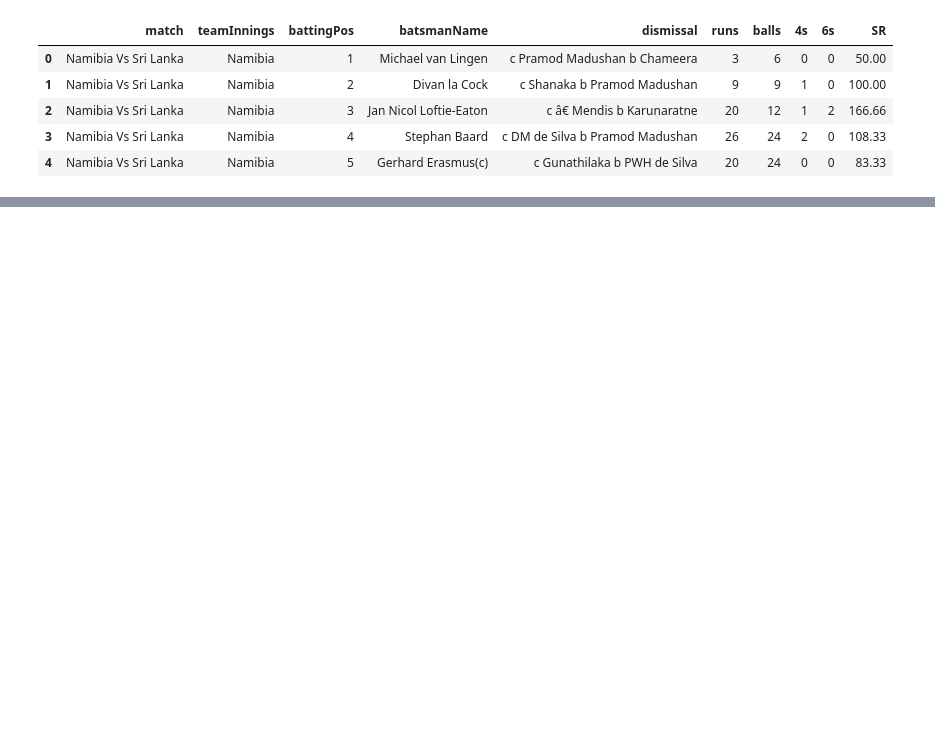
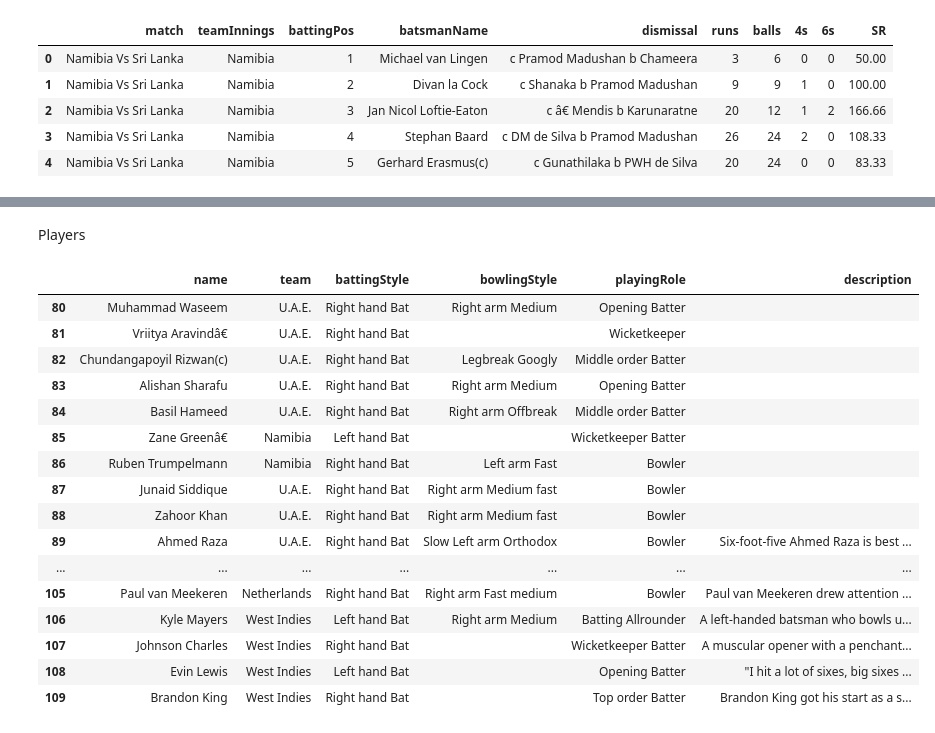
Before and after one commit to lucasplr/DataScience-Alura, a Jupyter notebook: Prática/02/pratica02.ipynb, the cells around one changed output, grey strips where cells are left out. Saved outputs shown, nothing was run; the diff lists cells and outputs as text; code cells hidden in the pictures; blank space fills up the shorter version.

```diff
--- a/Prática/02/pratica02.ipynb
+++ b/Prática/02/pratica02.ipynb
@@ -99,0 +118,12 @@ df_batting.to_csv('t20_batting.csv', sep=';', index=False)
+# %%
+with open ('./t20_wc_bowling_summary.json') as f:
+    data3 = json.load(f)
+
+    all_records = []
+
+    for rec in data3:
+        all_records.extend(rec['bowlingSummary'])
+
+
+df_bowling = pd.DataFrame(all_records)
+df_bowling.head()
@@ -100,3 +149,27 @@ df_batting.to_csv('t20_batting.csv', sep=';', index=False)
+# %% [markdown]
+Players
 # %%
-with open ("./t20_wc_batting_summary.json") as f:
-    data2 = json.load(f)
+with open ('./t20_wc_player_info.json') as f:
+    data4 = json.load(f)
+
+df_players = pd.DataFrame(data4)
+# %%
+df_players[80:110]
+# %% [output]
+|  | name | team | battingStyle | bowlingStyle | playingRole | description |
+| 80 | Muhammad Waseem | U.A.E. | Right hand Bat | Right arm Medium | Opening Batter |  |
+| 81 | Vriitya Aravindâ€ | U.A.E. | Right hand Bat |  | Wicketkeeper |  |
+| 82 | Chundangapoyil Rizwan(c) | U.A.E. | Right hand Bat | Legbreak Googly | Middle order Batter |  |
+| 83 | Alishan Sharafu | U.A.E. | Right hand Bat | Right arm Medium | Opening Batter |  |
+| 84 | Basil Hameed | U.A.E. | Right hand Bat | Right arm Offbreak | Middle order Batter |  |
+| 85 | Zane Greenâ€ | Namibia | Left hand Bat |  | Wicketkeeper Batter |  |
+| 86 | Ruben Trumpelmann | Namibia | Right hand Bat | Left arm Fast | Bowler |  |
+| 87 | Junaid Siddique | U.A.E. | Right hand Bat | Right arm Medium fast | Bowler |  |
+| 88 | Zahoor Khan | U.A.E. | Right hand Bat | Right arm Medium fast | Bowler |  |
+| 89 | Ahmed Raza | U.A.E. | Right hand Bat | Slow Left arm Orthodox | Bowler | Six-foot-five Ahmed Raza is best ... |
+| ... | ... | ... | ... | ... | ... | ... |
+| 105 | Paul van Meekeren | Netherlands | Right hand Bat | Right arm Fast medium | Bowler | Paul van Meekeren drew attention ... |
+| 106 | Kyle Mayers | West Indies | Left hand Bat | Right arm Medium | Batting Allrounder | A left-handed batsman who bowls u... |
+| 107 | Johnson Charles | West Indies | Right hand Bat |  | Wicketkeeper Batter | A muscular opener with a penchant... |
+| 108 | Evin Lewis | West Indies | Left hand Bat |  | Opening Batter | "I hit a lot of sixes, big sixes ... |
+| 109 | Brandon King | West Indies | Right hand Bat |  | Top order Batter | Brandon King got his start as a s... |
```
Also changed, not shown: parts of 20 cells of this notebook, 4 other files.
